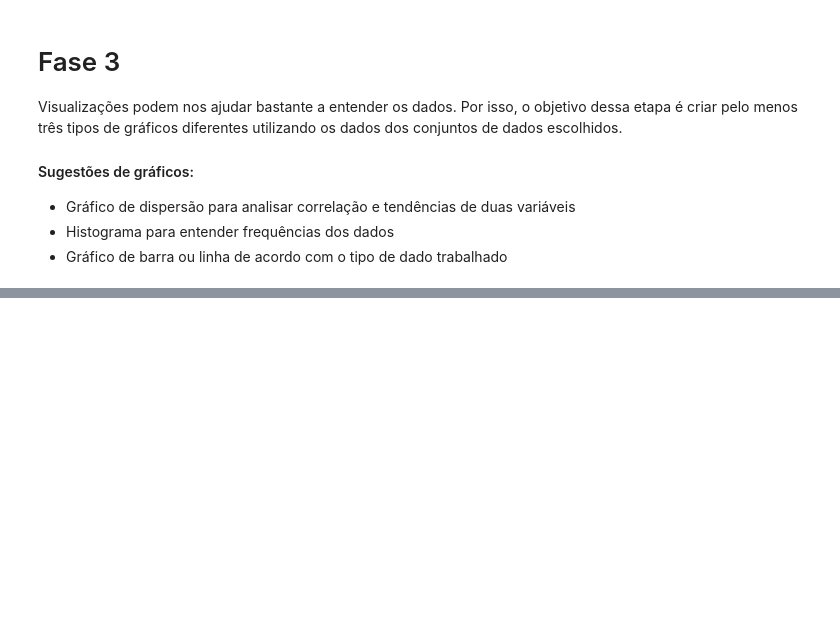
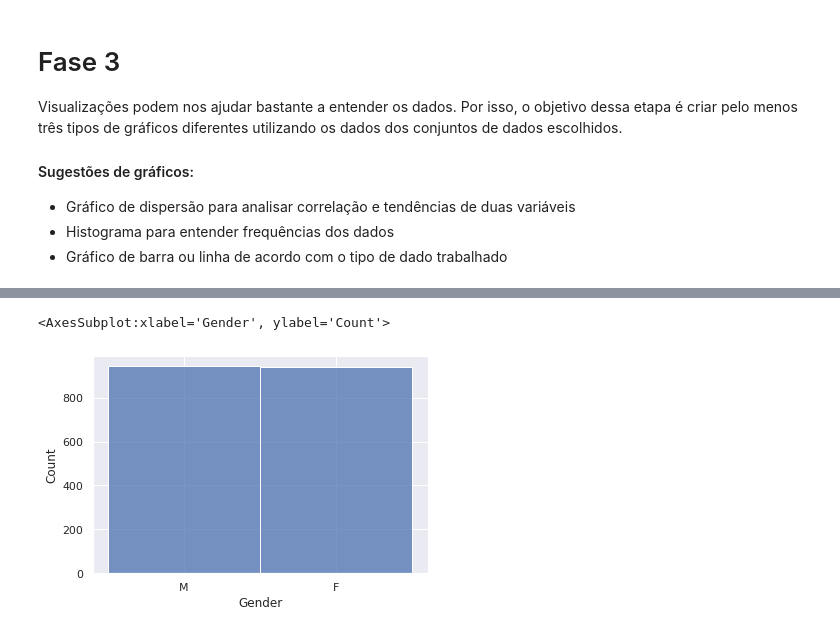
Before and after one commit to DevNataneto/ProjetoCDIA, a Jupyter notebook: datavis.ipynb, the cells around one changed output, grey strips where cells are left out. Cells and saved outputs as stored; diff of their text form; code cells hidden in the pictures; blank space fills up the shorter version.

```diff
--- a/datavis.ipynb
+++ b/datavis.ipynb
@@ -30,0 +42,5 @@ df
+# %%
+sns.histplot(df_means['Gender'])
+# %% [output]
+<AxesSubplot:xlabel='Gender', ylabel='Count'>
+[figure, added]
```
Also changed, not shown: parts of 15 cells of this notebook.
